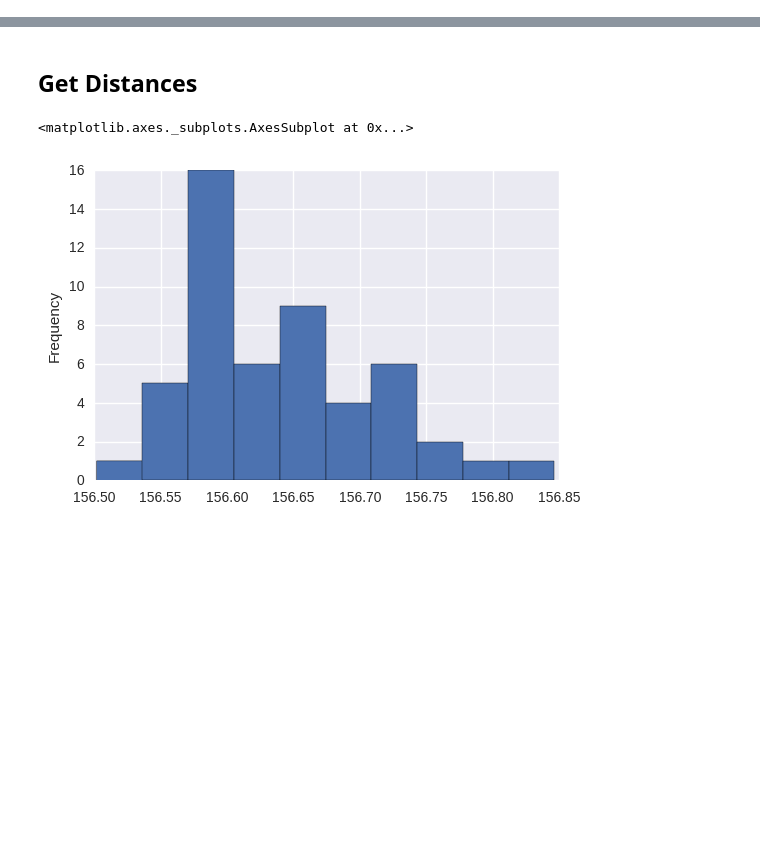
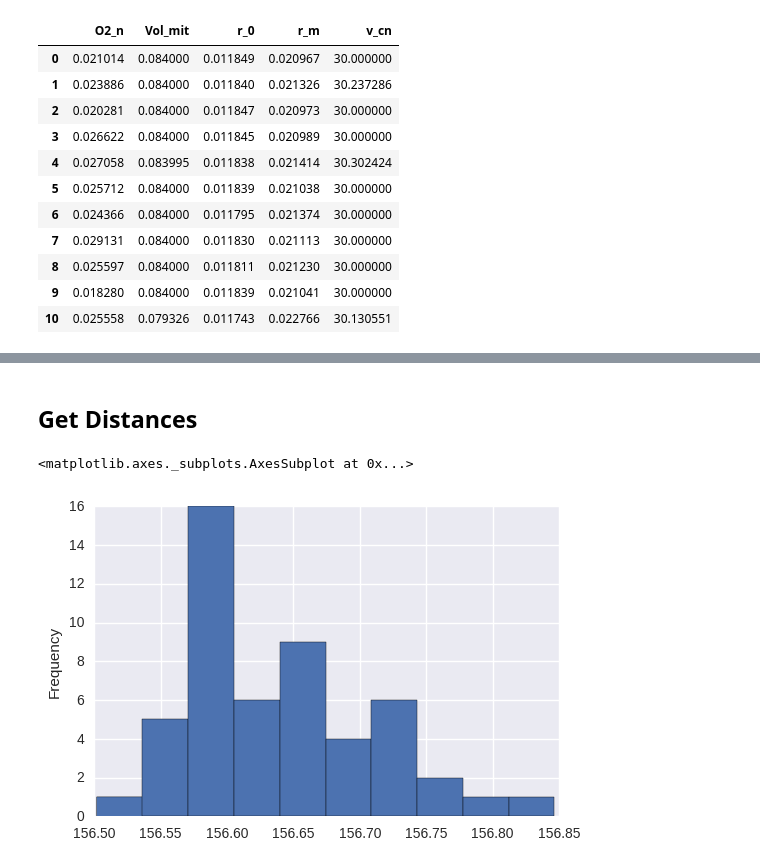
Before and after one commit to multimodalspectroscopy/BayesCMD, a Jupyter notebook: data/optimisation_plots.ipynb, the cells around one changed output, grey strips where cells are left out. Saved outputs shown, nothing was run; the diff lists cells and outputs as text; code cells hidden in the pictures; blank space fills up the shorter version.

```diff
--- a/data/optimisation_plots.ipynb
+++ b/data/optimisation_plots.ipynb
@@ -5,4 +5,20 @@ import numpy as np
 import seaborn as sns
 import os
 %matplotlib inline
+# %%
+df = pd.read_json('all_opt.json', orient='index').sort_index()
+df
+# %% [output]
+|  | O2_n | Vol_mit | r_0 | r_m | v_cn |
+| 0 | 0.021014 | 0.084000 | 0.011849 | 0.020967 | 30.000000 |
+| 1 | 0.023886 | 0.084000 | 0.011840 | 0.021326 | 30.237286 |
+| 2 | 0.020281 | 0.084000 | 0.011847 | 0.020973 | 30.000000 |
+| 3 | 0.026622 | 0.084000 | 0.011845 | 0.020989 | 30.000000 |
+| 4 | 0.027058 | 0.083995 | 0.011838 | 0.021414 | 30.302424 |
+| 5 | 0.025712 | 0.084000 | 0.011839 | 0.021038 | 30.000000 |
+| 6 | 0.024366 | 0.084000 | 0.011795 | 0.021374 | 30.000000 |
+| 7 | 0.029131 | 0.084000 | 0.011830 | 0.021113 | 30.000000 |
+| 8 | 0.025597 | 0.084000 | 0.011811 | 0.021230 | 30.000000 |
+| 9 | 0.018280 | 0.084000 | 0.011839 | 0.021041 | 30.000000 |
+| 10 | 0.025558 | 0.079326 | 0.011743 | 0.022766 | 30.130551 |
 # %%
```
Also changed, not shown: parts of 1 cell of this notebook, 15 other files.
